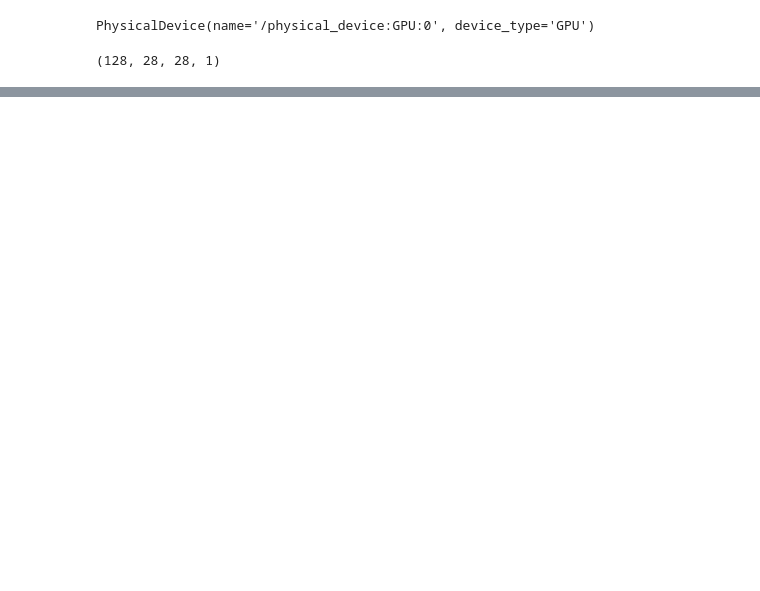
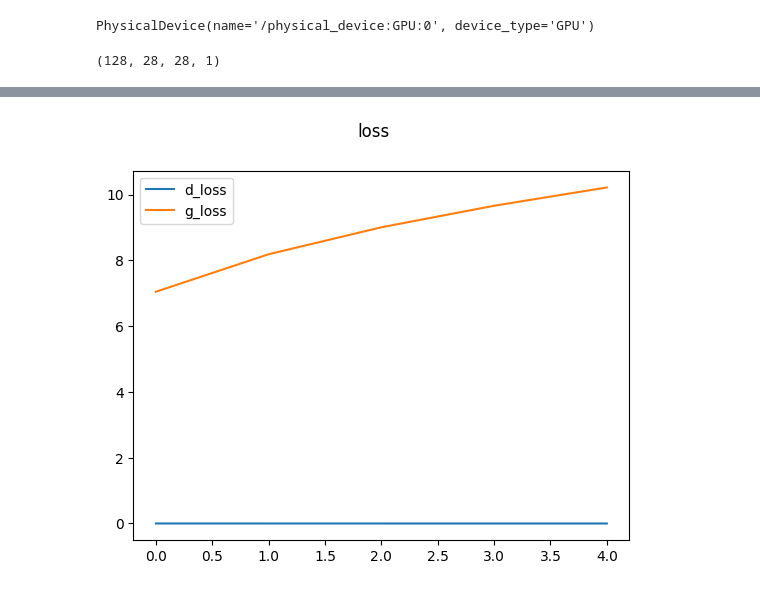
Before and after one commit to karmakaragradwip02/GAN_MODEL, a Jupyter notebook: preparing_model.ipynb, the cells around one changed output, grey strips where cells are left out. Drawn from its saved outputs; the diff is of its cells as text; code cells hidden in the pictures; blank space fills up the shorter version.

Commit message:
model preparation done

```diff
--- a/preparing_model.ipynb
+++ b/preparing_model.ipynb
@@ -105,0 +116,27 @@ for idx in range(4):
+# %%
+def build_discriminator():
+    model = Sequential()
+
+    # First Conv Layer
+    model.add(Conv2D(64, kernel_size=3, strides=2, input_shape=(28, 28, 1), padding='same'))
+    model.add(LeakyReLU(alpha=0.2))
+
+    # Second Conv Layer
+    model.add(Conv2D(128, kernel_size=3, strides=2, padding='same'))
+    model.add(LeakyReLU(alpha=0.2))
+
+    # Third Conv Layer
+    model.add(Conv2D(256, kernel_size=3, strides=2, padding='same'))
+    model.add(LeakyReLU(alpha=0.2))
+
+    # Fourth Conv Layer
+    model.add(Conv2D(512, kernel_size=3, strides=2, padding='same'))
+    model.add(LeakyReLU(alpha=0.2))
+
+    # Flatten and Output Layer
+    model.add(Flatten())
+    model.add(Dense(1, activation='sigmoid'))
+
+    return model
+# %%
+discriminator = build_discriminator()
@@ -105,0 +177,5 @@ for idx in range(4):
+# %%
+g_opt = Adam(learning_rate=1e-4)
+d_opt = Adam(learning_rate=1e-5)
+g_loss = BinaryCrossentropy()
+d_loss = BinaryCrossentropy()
@@ -105,0 +290,6 @@ for idx in range(4):
+# %%
+# Example usage with your GAN model
+gan = GAN(generator, discriminator)
+gan.compile(g_opt, d_opt, g_loss, d_loss)
+monitor = ModelMonitor(num_img=3, latent_dim=128, save_freq=1)
+history = gan.fit(ds, epochs=5)
@@ -105,0 +307,8 @@ for idx in range(4):
+# %%
+plt.suptitle('loss')
+plt.plot(history.history['d_loss'], label='d_loss')
+plt.plot(history.history['g_loss'], label='g_loss')
+plt.legend()
+plt.show()
+# %% [output]
+[figure, added]
```
Also changed, not shown: parts of 15 cells of this notebook, 1 other file.
